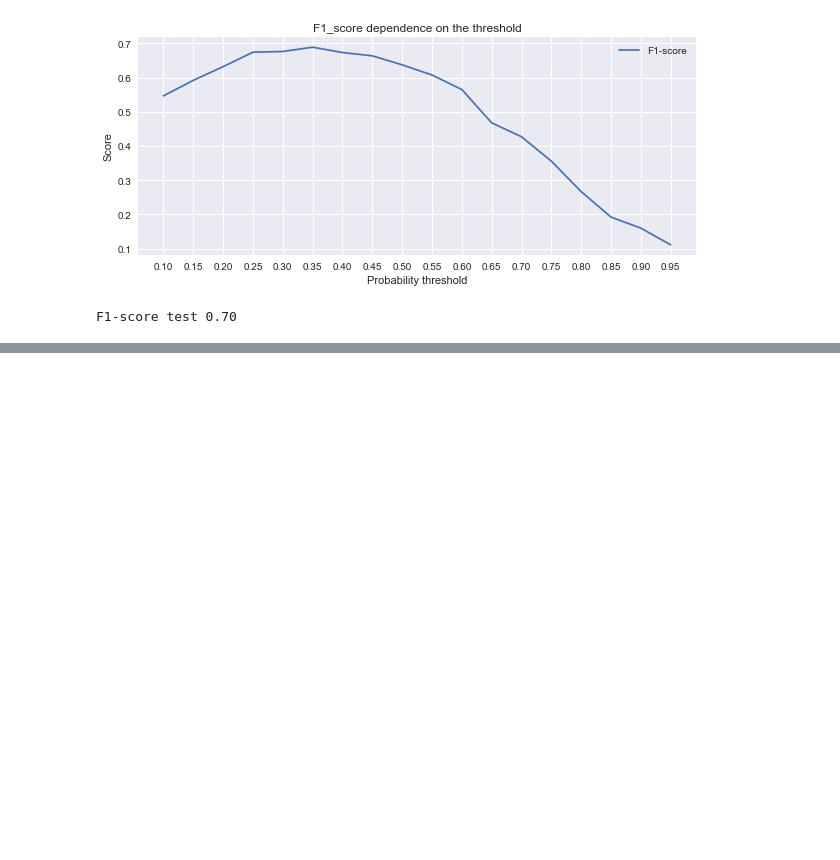
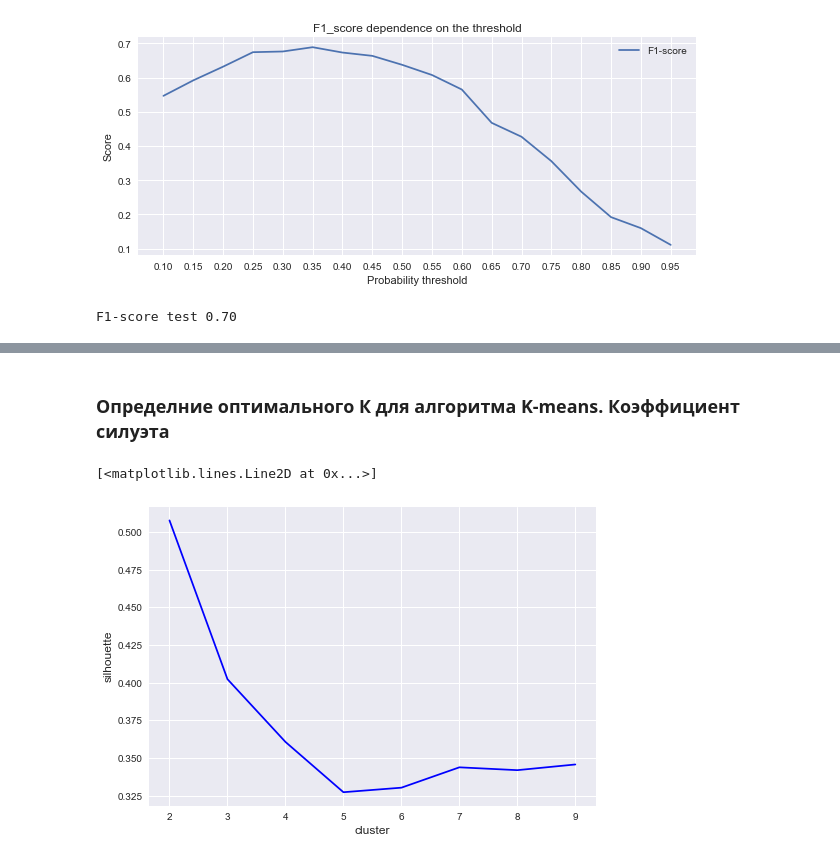
Before and after one commit to Nadarsa/sf_data_science, a Jupyter notebook: ML/ml_practice.ipynb, the cells around one changed output, grey strips where cells are left out. Cells and saved outputs as stored; diff of their text form; code cells hidden in the pictures; blank space fills up the shorter version.

```diff
--- a/ML/ml_practice.ipynb
+++ b/ML/ml_practice.ipynb
@@ -1334,0 +1371,25 @@ F1-score test 0.70
+# %% [markdown]
+### Определние оптимального К для алгоритма K-means. Коэффициент силуэта
+# %%
+# импортируем метрику силуэта
+from sklearn.metrics import silhouette_score
+
+# напишем функцию, как и при подсчёте метода локтя
+def get_silhouette(cluster_num, X):
+    k_means =  KMeans(n_clusters=cluster_num, random_state=42)
+    k_means.fit(X)
+# подсчитаем метрику силуэта, передав данные и то, к каким кластерам относятся объекты
+    silhouette = silhouette_score(X, k_means.labels_)
+    return silhouette
+
+silhouette = []
+for clust_num in range(2, 10):
+    silhouette.append(get_silhouette(clust_num, X))
+
+# визуализируем коэффициенты силуэта для разного количества кластеров
+plt.xlabel("cluster", fontsize=12)
+plt.ylabel("silhouette", fontsize=12)
+plt.plot([i for i in range(2, 10)], silhouette, 'xb-')
+# %% [output]
+[<matplotlib.lines.Line2D at 0x...>]
+[figure, added]
```
Also changed, not shown: parts of 12 cells of this notebook, 3 other files.
